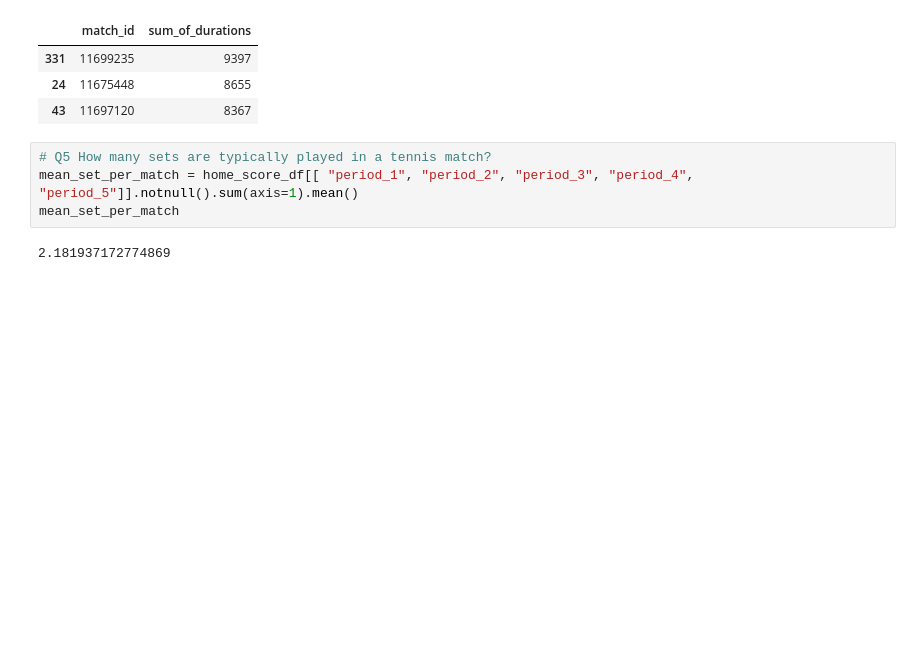
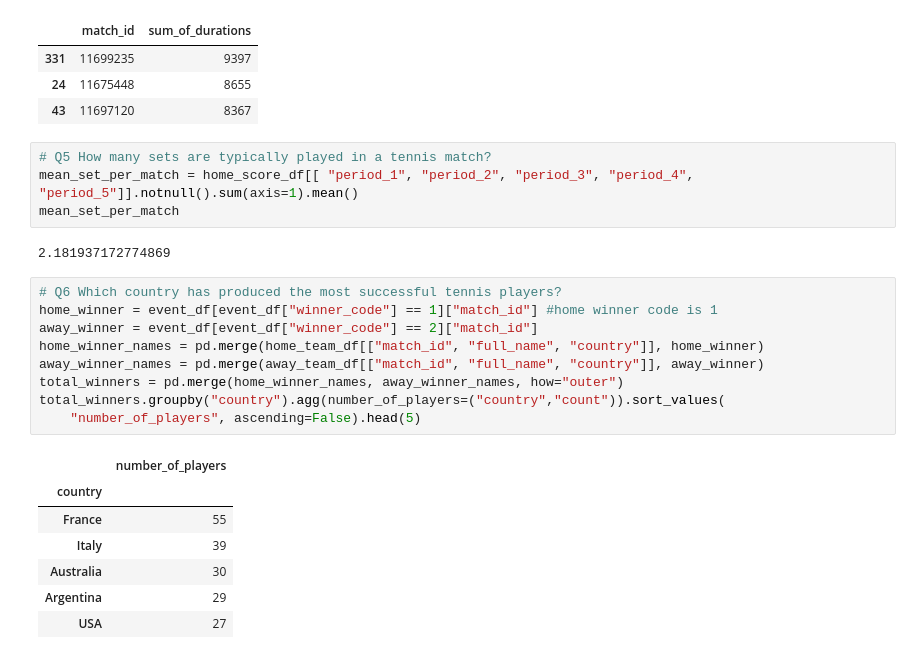
Before and after one commit to amin-eghbalian/data_analysis_tennis_peroject, a Jupyter notebook: HW10_project_data.ipynb, the cells around one changed output. Drawn from its saved outputs; the diff is of its cells as text; blank space fills up the shorter version.

```diff
--- a/HW10_project_data.ipynb
+++ b/HW10_project_data.ipynb
@@ -266,3 +267,20 @@ mean_set_per_match = home_score_df[[ "period_1", "period_2", "period_3", "period
 mean_set_per_match
 # %% [output]
 2.181937172774869
+# %%
+# Q6 Which country has produced the most successful tennis players?
+home_winner = event_df[event_df["winner_code"] == 1]["match_id"] #home winner code is 1
+away_winner = event_df[event_df["winner_code"] == 2]["match_id"]
+home_winner_names = pd.merge(home_team_df[["match_id", "full_name", "country"]], home_winner)
+away_winner_names = pd.merge(away_team_df[["match_id", "full_name", "country"]], away_winner)
+total_winners = pd.merge(home_winner_names, away_winner_names, how="outer")
+total_winners.groupby("country").agg(number_of_players=("country","count")).sort_values(
+    "number_of_players", ascending=False).head(5)
+# %% [output]
+|  | number_of_players |
+| country |  |
+| France | 55 |
+| Italy | 39 |
+| Australia | 30 |
+| Argentina | 29 |
+| USA | 27 |
```
Also changed, not shown: parts of 5 cells of this notebook.
